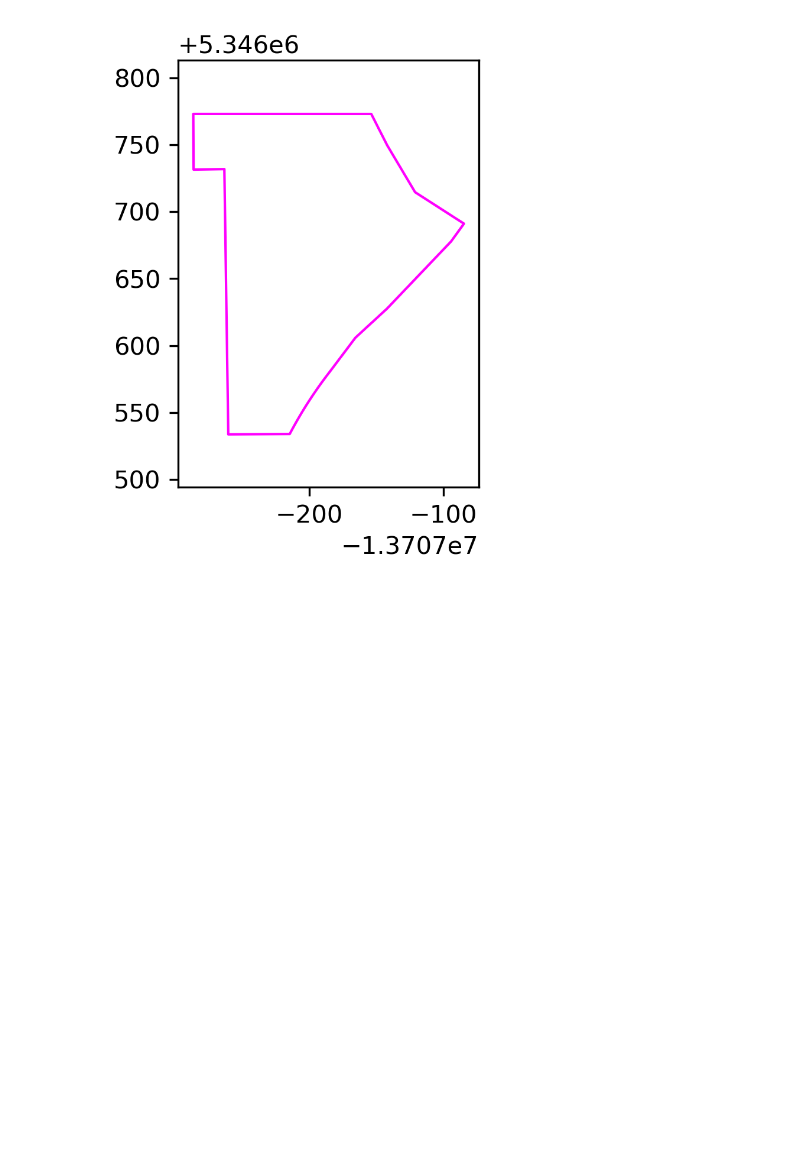
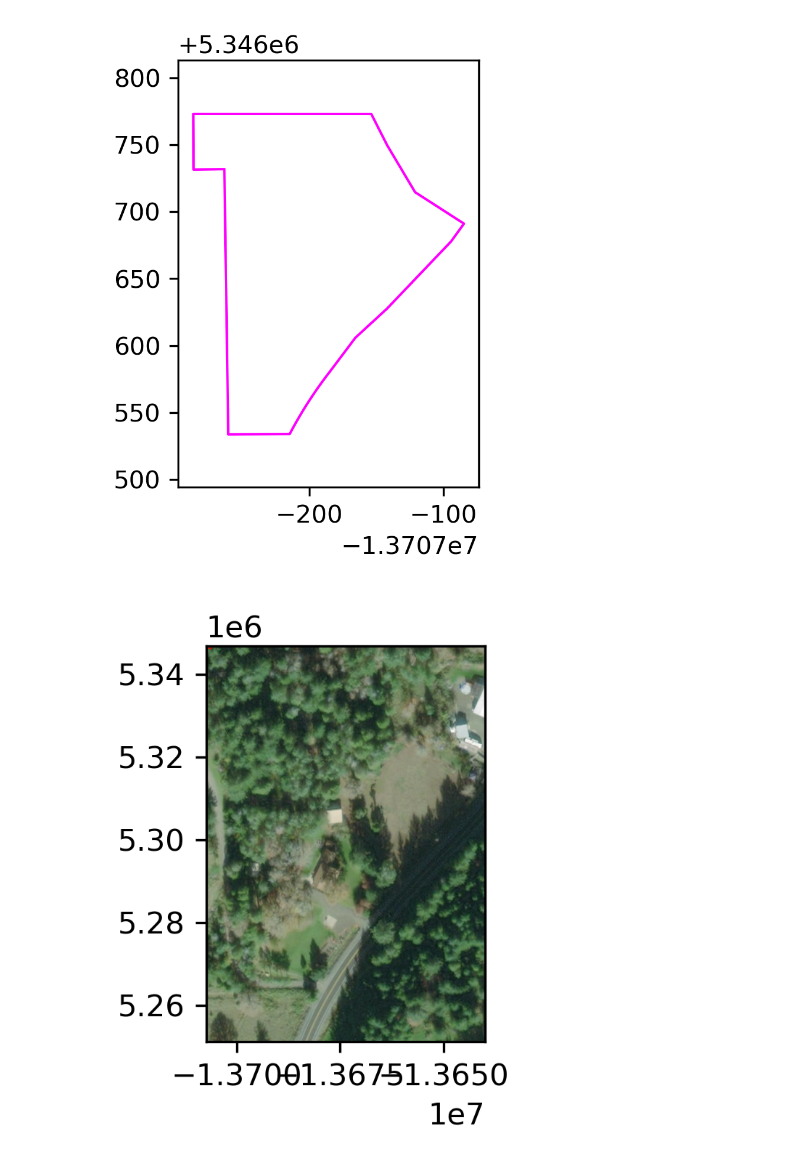
Before and after one commit to rhodges/ecotrust_jupyter, a Jupyter notebook: Drawing GIS/Draw Layered Map Tiles with MatPlotLib.ipynb, the cells around one changed output. Drawn from its saved outputs; the diff is of its cells as text; code cells hidden in the pictures; blank space fills up the shorter version.

Commit message:
drawing on image success, but projection failure

```diff
--- a/Drawing GIS/Draw Layered Map Tiles with MatPlotLib.ipynb
+++ b/Drawing GIS/Draw Layered Map Tiles with MatPlotLib.ipynb
@@ -198,7 +84,8 @@ aerial_res_qs = "&DPI=%s" % dpi
 request_url = ''.join([aerial_endpoint, aerial_default_qs, aerial_layers_qs, aerial_size_qs, aerial_bbox_qs, aerial_res_qs])
 print(request_url)
 response = requests.get(request_url)
-aerial_image = Image.open(BytesIO(response.content))
+aerial_image_bytes = BytesIO(response.content)
+aerial_image = Image.open(aerial_image_bytes)
 
 property_figure, property_axes = plt.subplots(figsize=(img_width, img_height), dpi=dpi)
 # property_figure.
@@ -284,29 +171,59 @@ property_axes.add_collection(PatchCollection(polys, **patch_kwargs))
 [figure]
 # %%
 # pseudo code from D. Diaz
-
+import json
+import rasterio
 from rasterio.plot import show, reshape_as_raster, reshape_as_image
 import geopandas as gpd
 from rasterio import transform
-from matplotlit import pyplot as plt
+#from matplotlib import pyplot as plt
 
-img = fetch_img(bbox, ...)
+# see https://rasterio.readthedocs.io/en/latest/topics/memory-files.html#memoryfile-bytesio-meets-namedtemporaryfile
+from rasterio.io import MemoryFile
+
+# rio_img = rasterio.open(aerial_image)
+
+# with MemoryFile(aerial_image_bytes) as memfile:
+#     with memfile.open() as dataset:
+#         aerial_img_array = dataset.read()
+
+#img = fetch_img(bbox, ...)
+# aerial_image
 # img is an array of shape (H, W, 3)
 
-xmin, ymin, xmax, ymax = bbox
-H,W = height, width
+# we already established these
+#xmin, ymin, xmax, ymax = bbox
+#img_height,img_width = height, width
 
 # get six-member vector that allows rasterio to transform things:
-trf = transform.from_bounds(*bbox, width=width, height=height)
+bbox = [xmin, ymin, xmax, ymax]
+trf = transform.from_bounds(*bbox, width=img_width, height=img_height)
 
-gdf = gpd.GeoDataFrame(geometry=[geom1, ...], crs=3857) # some of your geometries
+feature_obj = {
+    "id": "0",
+    "type": "Feature",
+    "properties": {"col1": "name1"},
+    "geometry": json.loads(geom_string),
+    "bbox": (xmin, ymin, xmax, ymax)
+}
 
-fig, ax = plt.subplots(figsize=(5,7))
+feature_coll = {
+    "type": "FeatureCollection",
+    "features": [feature_obj,],
+    "bbox": (xmin, ymin, xmax, ymax)
+}
 
-work = show(reshape_as_raster(img), ax=ax, transform=trf)
+gdf = gpd.GeoDataFrame.from_features(feature_coll)
+#gdf = gpd.GeoDataFrame(geometry=[geom1, ...], crs=3857) # some of your geometries
+
+fig, ax = plt.subplots(figsize=(img_width,img_height), dpi=dpi)
+
+work = show(reshape_as_raster(aerial_image), ax=ax, transform=trf)
 # call show again to keep stacking
-work = gdg.plot(ax=ax, lw=0.5, lc='red', fc='none')
-ax.axis('off')
+work = gdf.plot(ax=ax, lw=3, ec='red', fc='none')
+# ax.axis('off')
 
 # this might remove some of the axes label cruft
-pil_img = plt_to_pil(fig)
+# pil_img = plt_to_pil(fig)
+# %% [output]
+[figure, added]
```
Also changed, not shown: parts of 1 cell of this notebook.
